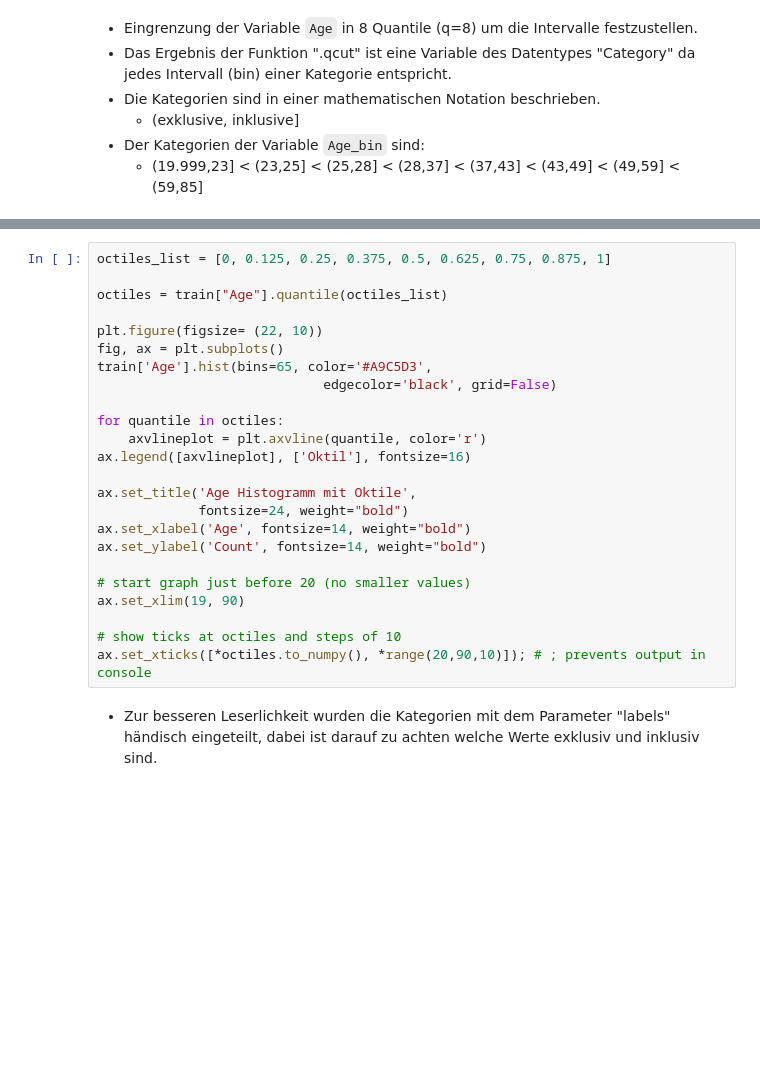
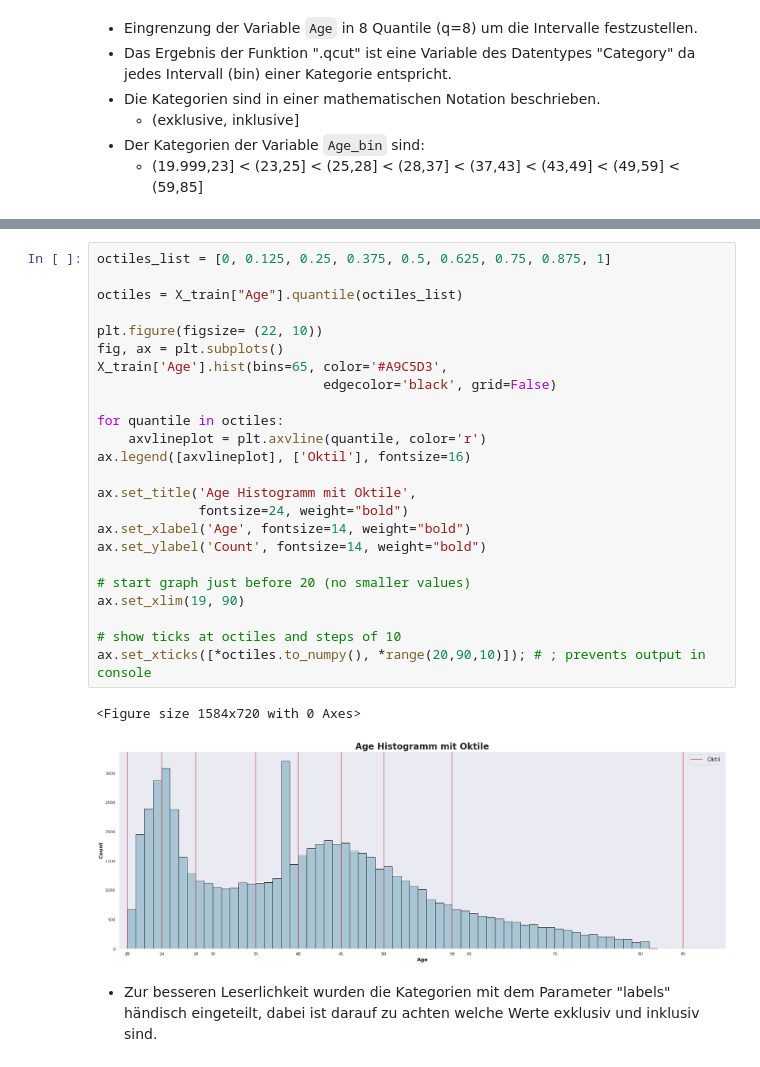
Before and after one commit to Oshimani/datanalaysispython_ws2122, a Jupyter notebook: DatenAnalyseMitPython.ipynb, the cells around one changed output, grey strips where cells are left out. Drawn from its saved outputs; the diff is of its cells as text; blank space fills up the shorter version.

```diff
--- a/DatenAnalyseMitPython.ipynb
+++ b/DatenAnalyseMitPython.ipynb
@@ -1072,27 +1398,30 @@ X_test['Age_bins'].value_counts().sort_index()
 # %%
 octiles_list = [0, 0.125, 0.25, 0.375, 0.5, 0.625, 0.75, 0.875, 1]
 
-octiles = train["Age"].quantile(octiles_list)
+octiles = X_train["Age"].quantile(octiles_list)
 
 plt.figure(figsize= (22, 10))
 fig, ax = plt.subplots()
-train['Age'].hist(bins=65, color='#A9C5D3',
+X_train['Age'].hist(bins=65, color='#A9C5D3',
                              edgecolor='black', grid=False)
 
 for quantile in octiles:
     axvlineplot = plt.axvline(quantile, color='r')
 ax.legend([axvlineplot], ['Oktil'], fontsize=16)
 
 ax.set_title('Age Histogramm mit Oktile',
              fontsize=24, weight="bold")
 ax.set_xlabel('Age', fontsize=14, weight="bold")
 ax.set_ylabel('Count', fontsize=14, weight="bold")
 
 # start graph just before 20 (no smaller values)
 ax.set_xlim(19, 90)
 
 # show ticks at octiles and steps of 10
 ax.set_xticks([*octiles.to_numpy(), *range(20,90,10)]); # ; prevents output in console
+# %% [output]
+<Figure size 1584x720 with 0 Axes>
+[figure, added]
 # %% [markdown]
 - Zur besseren Leserlichkeit wurden die Kategorien mit dem Parameter "labels" händisch eingeteilt, dabei ist darauf zu achten welche Werte exklusiv und inklusiv sind.
 # %%
```
Also changed, not shown: parts of 79 cells of this notebook.
